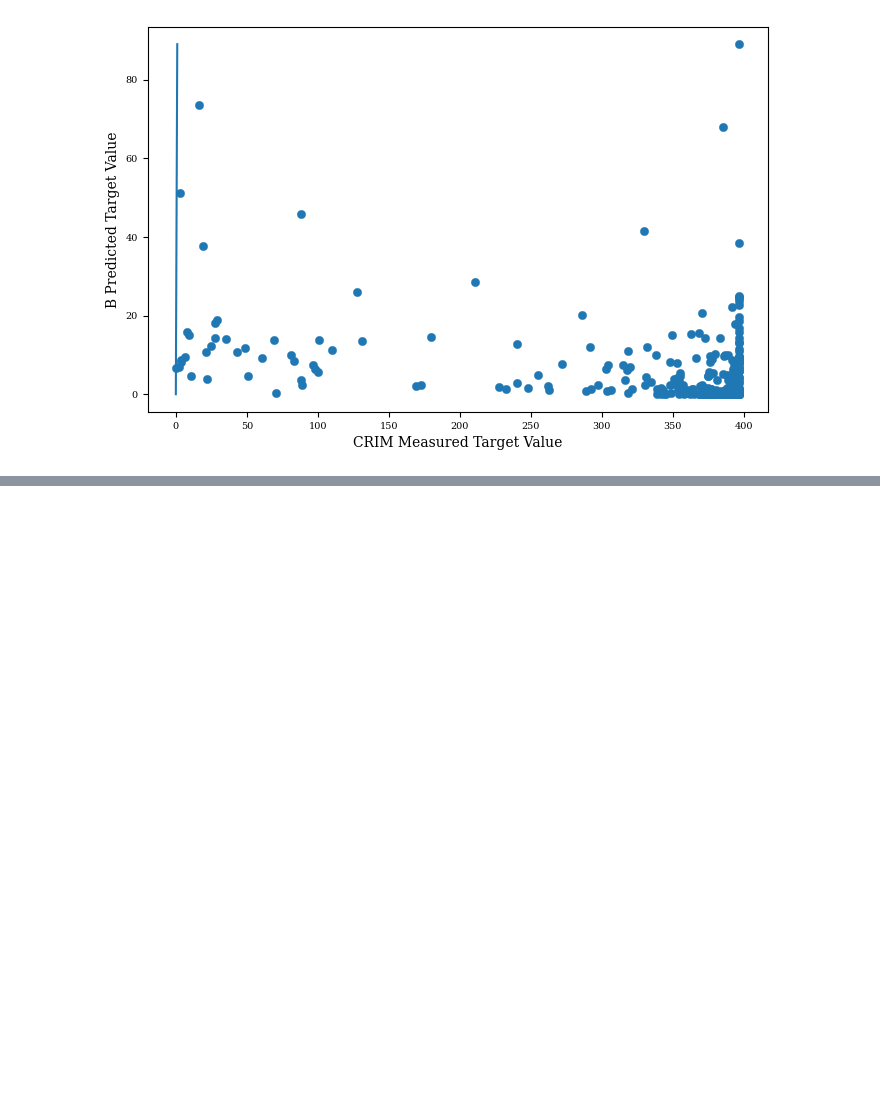
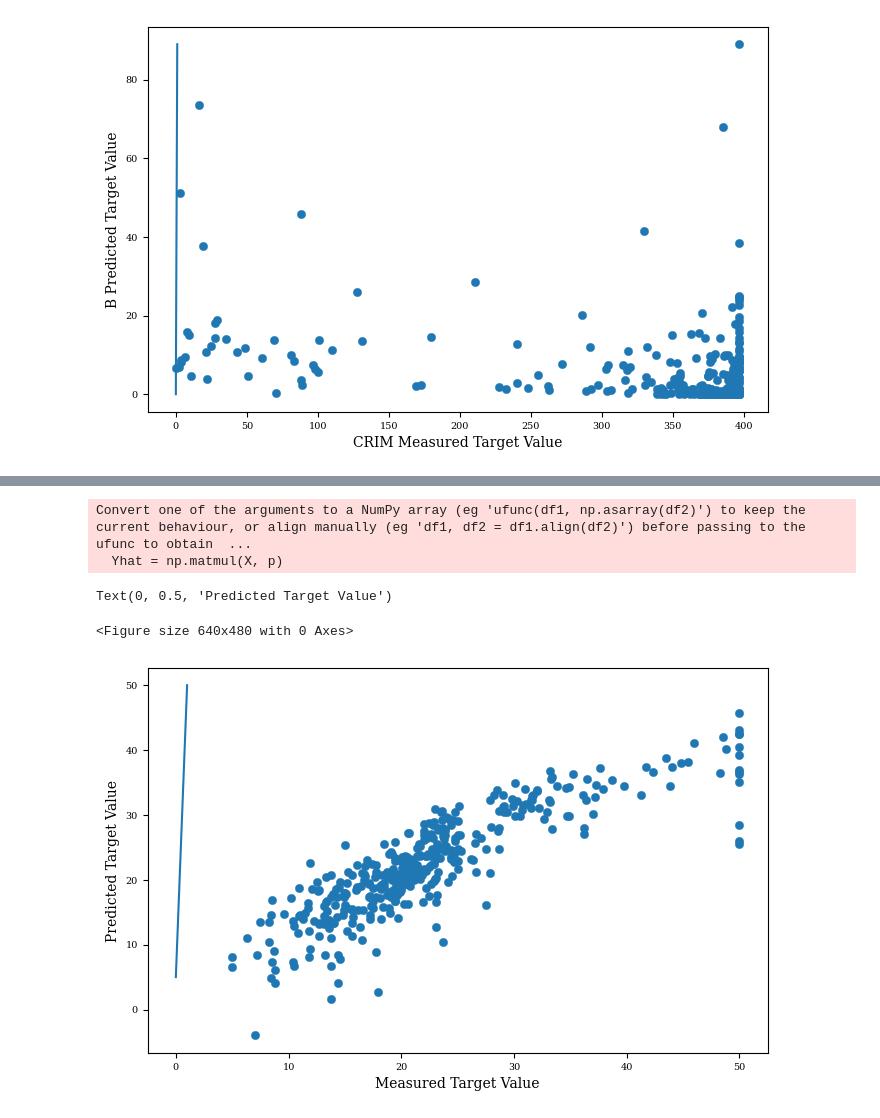
Before and after one commit to peterruler/bostom_housing_iq, a Jupyter notebook: boston_housing01.ipynb, the cells around one changed output, grey strips where cells are left out. Drawn from its saved outputs; the diff is of its cells as text; code cells hidden in the pictures; blank space fills up the shorter version.

````diff
--- a/boston_housing01.ipynb
+++ b/boston_housing01.ipynb
@@ -148,0 +164,4 @@ Text(0, 0.5, 'B Predicted Target Value')
+# %%
+cols = X.columns.tolist()
+cols = cols[-1:] + cols[:-1]
+print(cols)
@@ -148,0 +170,2 @@ Text(0, 0.5, 'B Predicted Target Value')
+# %%
+X = X[cols]
@@ -148,0 +181,5 @@ Text(0, 0.5, 'B Predicted Target Value')
+# %%
+part1 = np.linalg.inv(np.matmul(X.transpose() , X))
+part2 = np.matmul(X.transpose(), Y)
+
+p = np.matmul(part1, part2)
@@ -148,0 +209,29 @@ Text(0, 0.5, 'B Predicted Target Value')
+# %%
+Yhat = np.matmul(X, p)
+# %% [output]
+Convert one of the arguments to a NumPy array (eg 'ufunc(df1, np.asarray(df2)') to keep the current behaviour, or align manually (eg 'df1, df2 = df1.align(df2)') before passing to the ufunc to obtain  ...
+  Yhat = np.matmul(X, p)
+# %%
+plt.rcParams['font.family'] = 'DeJavu Serif'
+plt.rcParams['font.serif'] = ['Times New Roman']
+plt.rc('xtick', labelsize='x-small')
+plt.rc('ytick', labelsize='x-small')
+
+plt.tight_layout()
+
+fig = plt.figure(figsize=(8, 5))
+ax = fig.add_subplot(1, 1, 1)
+ax.scatter(Y, Yhat, lw = 0.3)
+ax.plot([Y.min(), Y.max()])# Exercise 7
+
+# From the previous exercise you should get a plot similar to this one
+
+# ![](boston_result.png)
+
+# Answer why there is  set of vertical point at ```"Measured Target Value = 50".```], [Y.min(), Y.max()], 'k--', lw = 3)
+ax.set_xlabel('Measured Target Value')
+ax.set_ylabel('Predicted Target Value')
+# %% [output]
+Text(0, 0.5, 'Predicted Target Value')
+<Figure size 640x480 with 0 Axes>
+[figure, added]
````
Also changed, not shown: parts of 7 cells of this notebook, 1 other file.
